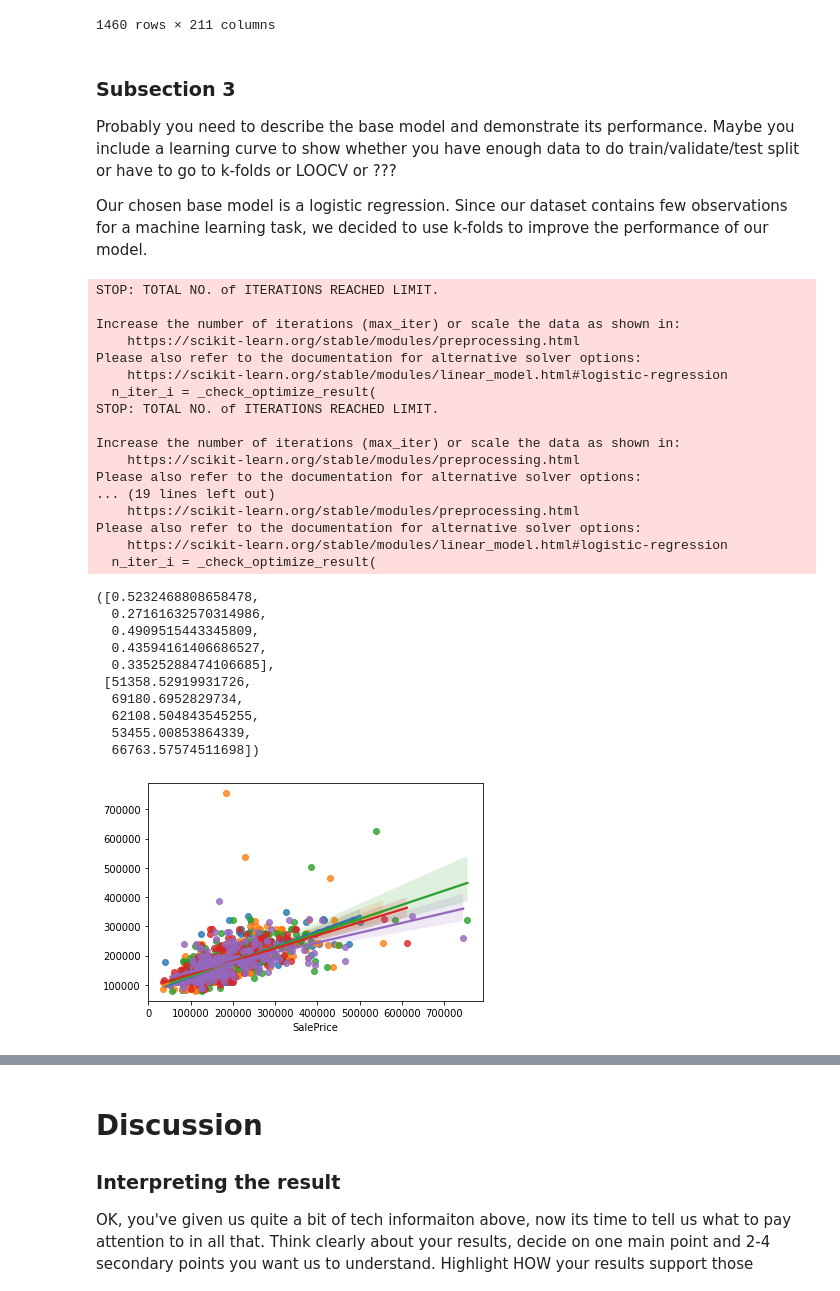
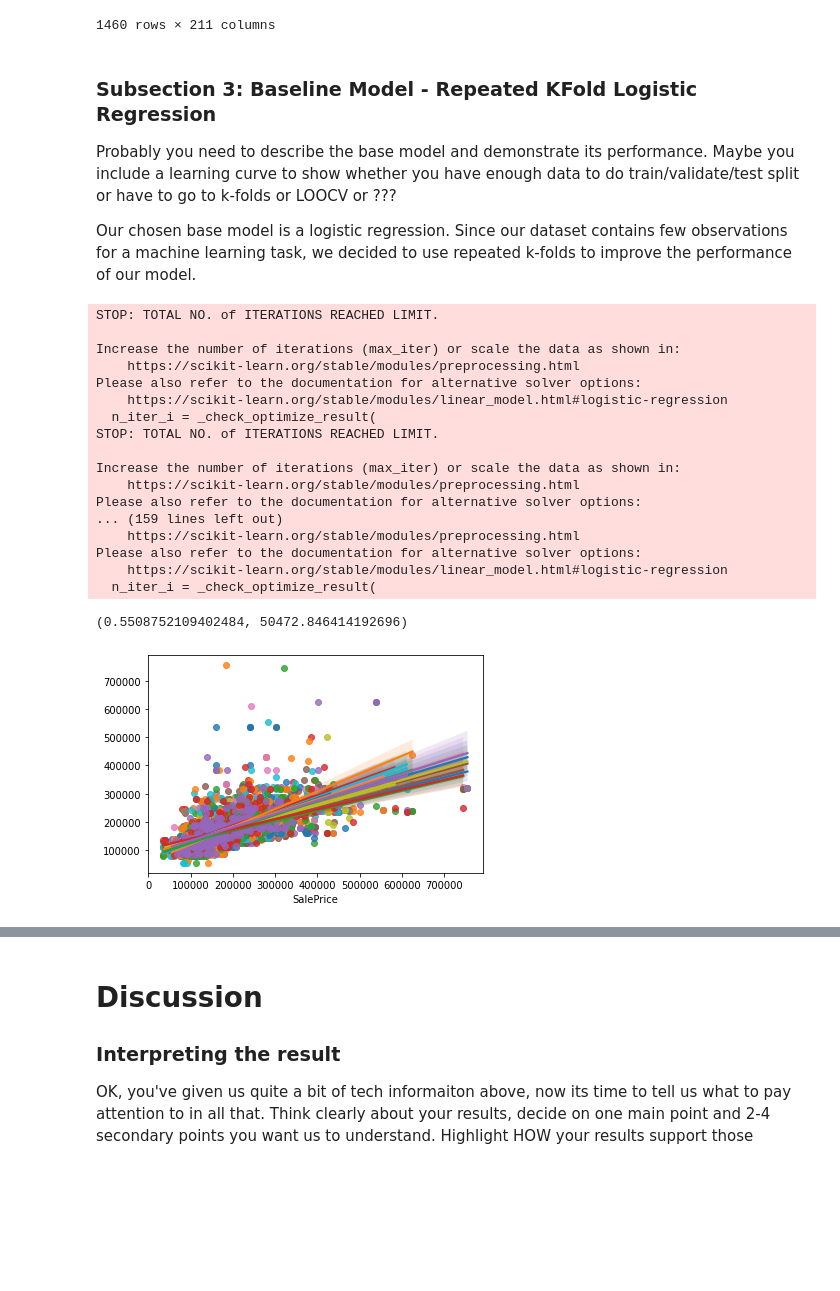
Before and after one commit to COGS118A/Group047-Sp22, a Jupyter notebook: FinalProject_group047.ipynb, the cells around one changed output, grey strips where cells are left out. Saved outputs shown, nothing was run; the diff lists cells and outputs as text; code cells hidden in the pictures; blank space fills up the shorter version.

```diff
--- a/FinalProject_group047.ipynb
+++ b/FinalProject_group047.ipynb
@@ -139,57 +132,48 @@ data
 | 1459 | 75.0 | 9937.0 | 5.0 | 1965.0 | 1965.0 | 0.0 | 830.0 | 136.0 | ... |
 1460 rows × 211 columns
 # %% [markdown]
-### Subsection 3
+### Subsection 3: Baseline Model - Repeated KFold Logistic Regression
 
 Probably you need to describe the base model and demonstrate its performance.  Maybe you include a learning curve to show whether you have enough data to do train/validate/test split or have to go to k-folds or LOOCV or ???
 
-Our chosen base model is a logistic regression. Since our dataset contains few observations for a machine learning task, we decided to use k-folds to improve the performance of our model.
+Our chosen base model is a logistic regression. Since our dataset contains few observations for a machine learning task, we decided to use repeated k-folds to improve the performance of our model.
 # %%
-from sklearn.model_selection import KFold
+from sklearn.model_selection import RepeatedKFold
 from sklearn.linear_model import LogisticRegression
 from sklearn.metrics import r2_score
 from sklearn.metrics import mean_squared_error
 import seaborn as sns
-kf = KFold(n_splits=5)
+rkf = RepeatedKFold(n_splits=5, n_repeats=5, random_state=42)
 r2_results = []
 rmse_results = []
-for train_index, test_index in kf.split(X):
+for train_index, test_index in rkf.split(X):
     X_train, X_test = X.iloc[train_index], X.iloc[test_index]
     y_train, y_test = y.iloc[train_index], y.iloc[test_index]
     clf = LogisticRegression(random_state=0).fit(X_train, y_train)
     y_pred = clf.predict(X_test)
     sns.regplot(x=y_test, y=y_pred)
     rsquared_score = r2_score(y_test, y_pred)
     rmse_score = mean_squared_error(y_test, y_pred) ** (1/2)
     r2_results.append(rsquared_score)
     rmse_results.append(rmse_score)
-r2_results, rmse_results
+max(r2_results), min(rmse_results)
 # %% [output]
 STOP: TOTAL NO. of ITERATIONS REACHED LIMIT.
 
 Increase the number of iterations (max_iter) or scale the data as shown in:
     https://scikit-learn.org/stable/modules/preprocessing.html
 Please also refer to the documentation for alternative solver options:
     https://scikit-learn.org/stable/modules/linear_model.html#logistic-regression
   n_iter_i = _check_optimize_result(
 STOP: TOTAL NO. of ITERATIONS REACHED LIMIT.
 
 Increase the number of iterations (max_iter) or scale the data as shown in:
     https://scikit-learn.org/stable/modules/preprocessing.html
 Please also refer to the documentation for alternative solver options:
-... (19 lines left out)
+... (159 lines left out)
     https://scikit-learn.org/stable/modules/preprocessing.html
 Please also refer to the documentation for alternative solver options:
     https://scikit-learn.org/stable/modules/linear_model.html#logistic-regression
   n_iter_i = _check_optimize_result(
-([0.5232468808658478,
-  0.27161632570314986,
-  0.4909515443345809,
-  0.43594161406686527,
-  0.33525288474106685],
- [51358.52919931726,
-  69180.6952829734,
-  62108.504843545255,
-  53455.00853864339,
-  66763.57574511698])
+(0.5508752109402484, 50472.846414192696)
-[figure, old version]
+[figure, new version]
```
Also changed, not shown: parts of 15 cells of this notebook.
